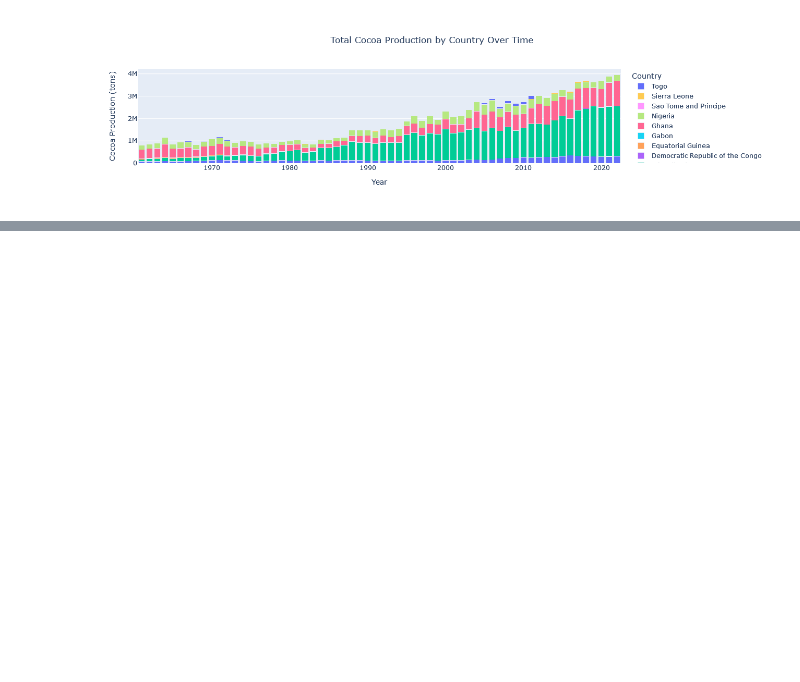
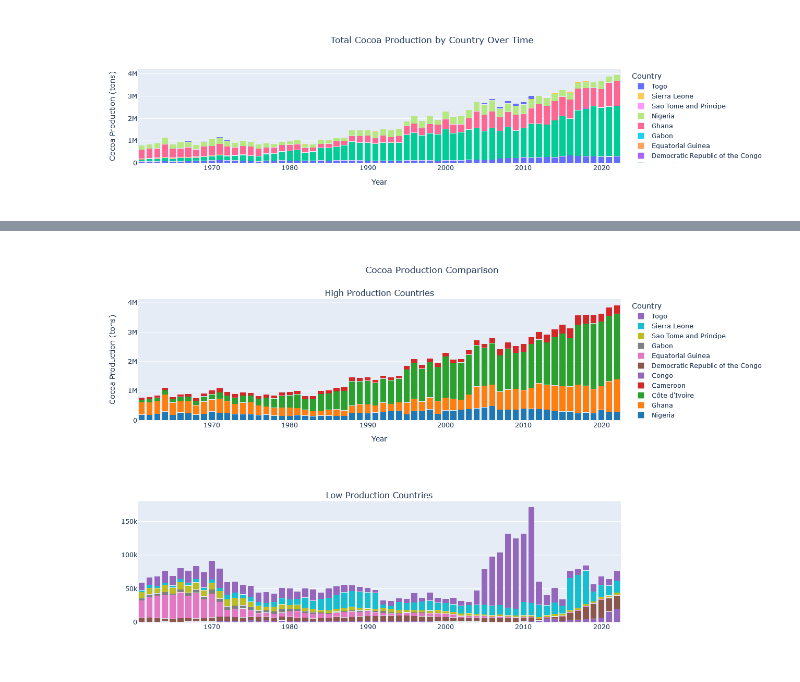
Before and after one commit to danielkaroly/Cocoa-Belt-Of-Africa, a Jupyter notebook: template_project/notebooks/EDA.ipynb, the cells around one changed output, grey strips where cells are left out. Cells and saved outputs as stored; diff of their text form; code cells hidden in the pictures; blank space fills up the shorter version.

Commit message:
Updated visuals and basic clustering

```diff
--- a/template_project/notebooks/EDA.ipynb
+++ b/template_project/notebooks/EDA.ipynb
@@ -303,0 +244,55 @@ fig.show()
+# %%
+import plotly.graph_objects as go
+from plotly.subplots import make_subplots
+
+# Assuming 'grouped_df' is your DataFrame and you've identified high and low production countries
+high_prod_countries = ['Nigeria', 'Ghana', 'Côte d\'Ivoire', 'Cameroon']
+low_prod_countries = [country for country in grouped_df.columns if country not in high_prod_countries]
+
+# Define a color sequence that will be used for both high and low production countries
+color_sequence_high = ['#1f77b4', '#ff7f0e', '#2ca02c', '#d62728']  # Example colors for high production countries
+color_sequence_low = ['#9467bd', '#8c564b', '#e377c2', '#7f7f7f', '#bcbd22', '#17becf']  # Example colors for low production
+
+# Create the subplot figure
+fig = make_subplots(rows=2, cols=1, subplot_titles=('High Production Countries', 'Low Production Countries'))
+
+# Add traces for high production countries
+for i, country in enumerate(high_prod_countries):
+    fig.add_trace(
+        go.Bar(
+            x=grouped_df.index,  # The years
+            y=grouped_df[country],
+            name=country,
+            marker_color=color_sequence_high[i]  # Set the bar color using the sequence
+        ),
+        row=1, col=1
+    )
+
+# Add traces for low production countries
+for i, country in enumerate(low_prod_countries):
+    # Use modulo to cycle through the color sequence for low production countries
+    color = color_sequence_low[i % len(color_sequence_low)]
+    fig.add_trace(
+        go.Bar(
+            x=grouped_df.index,  # The years
+            y=grouped_df[country],
+            name=country,
+            marker_color=color  # Set the bar color
+        ),
+        row=2, col=1
+    )
+
+# Update the layout
+fig.update_layout(
+    barmode='stack',
+    title={'text': "Cocoa Production Comparison", 'x': 0.5},
+    xaxis_title="Year",
+    yaxis_title="Cocoa Production (tons)",
+    legend_title="Country",
+    height=800
+)
+
+# Show the figure
+fig.show()
+# %% [output]
+[figure, added]
```
Also changed, not shown: parts of 14 cells of this notebook.
